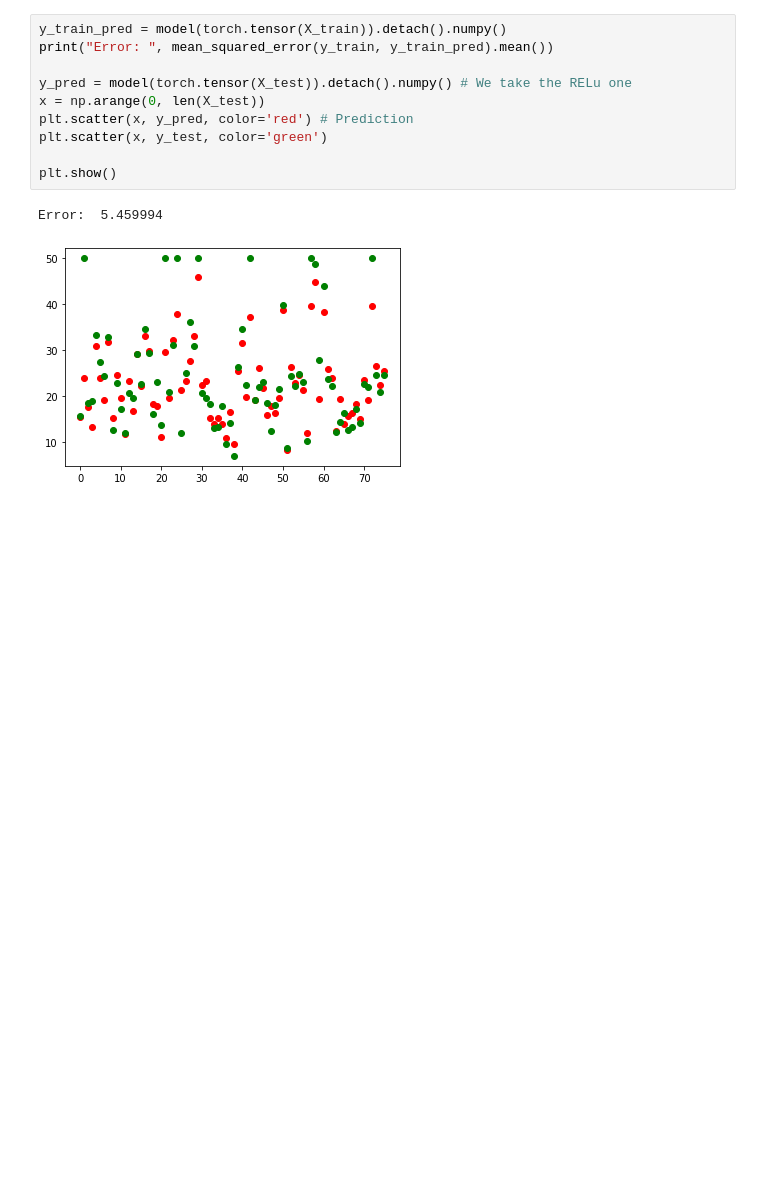
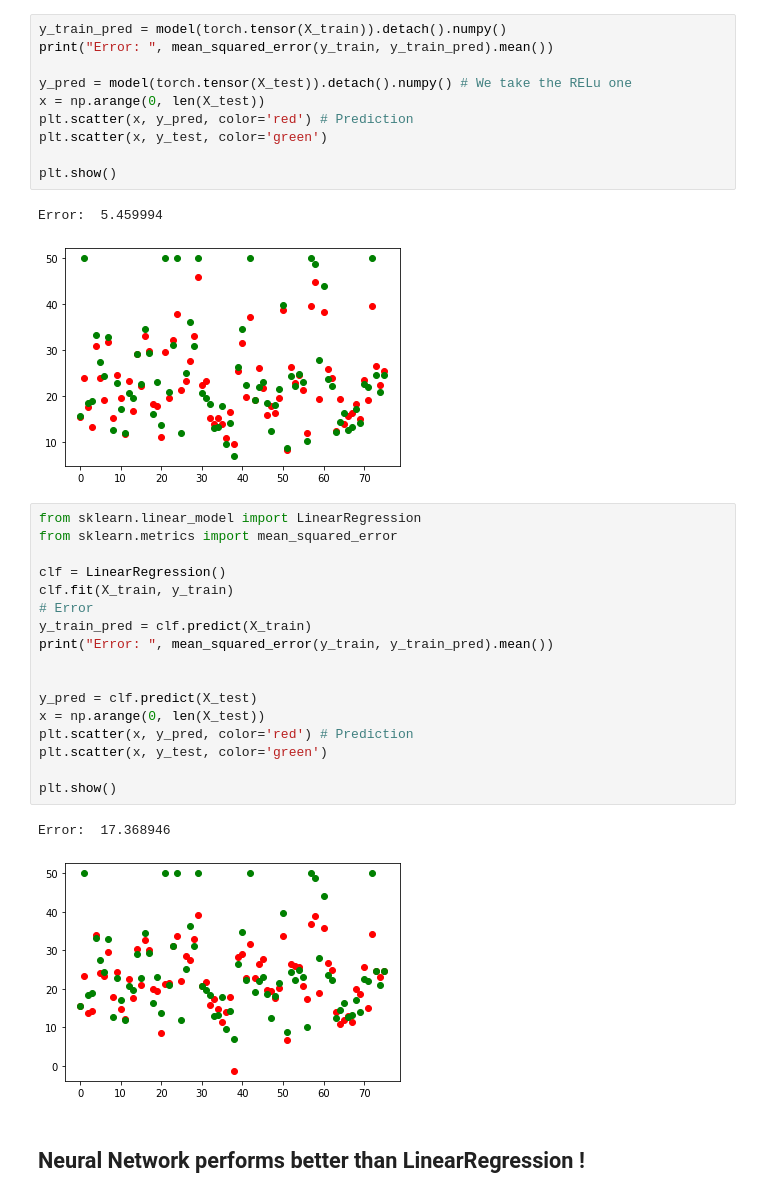
Before and after one commit to davidchen9830/ML, a Jupyter notebook: regression/boston_data.ipynb, the cells around one changed output. Drawn from its saved outputs; the diff is of its cells as text; blank space fills up the shorter version.

```diff
--- a/DNN/Boston_data.ipynb
+++ b/regression/boston_data.ipynb
@@ -219,3 +217,25 @@ plt.show()
 # %% [output]
 Error:  5.459994
 [figure]
+# %%
+from sklearn.linear_model import LinearRegression
+from sklearn.metrics import mean_squared_error
+
+clf = LinearRegression()
+clf.fit(X_train, y_train)
+# Error
+y_train_pred = clf.predict(X_train)
+print("Error: ", mean_squared_error(y_train, y_train_pred).mean())
+
+
+y_pred = clf.predict(X_test)
+x = np.arange(0, len(X_test))
+plt.scatter(x, y_pred, color='red') # Prediction
+plt.scatter(x, y_test, color='green')
+
+plt.show()
+# %% [output]
+Error:  17.368946
+[figure, added]
+# %% [markdown]
+## Neural Network performs better than LinearRegression !
```
Also changed, not shown: parts of 4 cells of this notebook, 3 other files.
